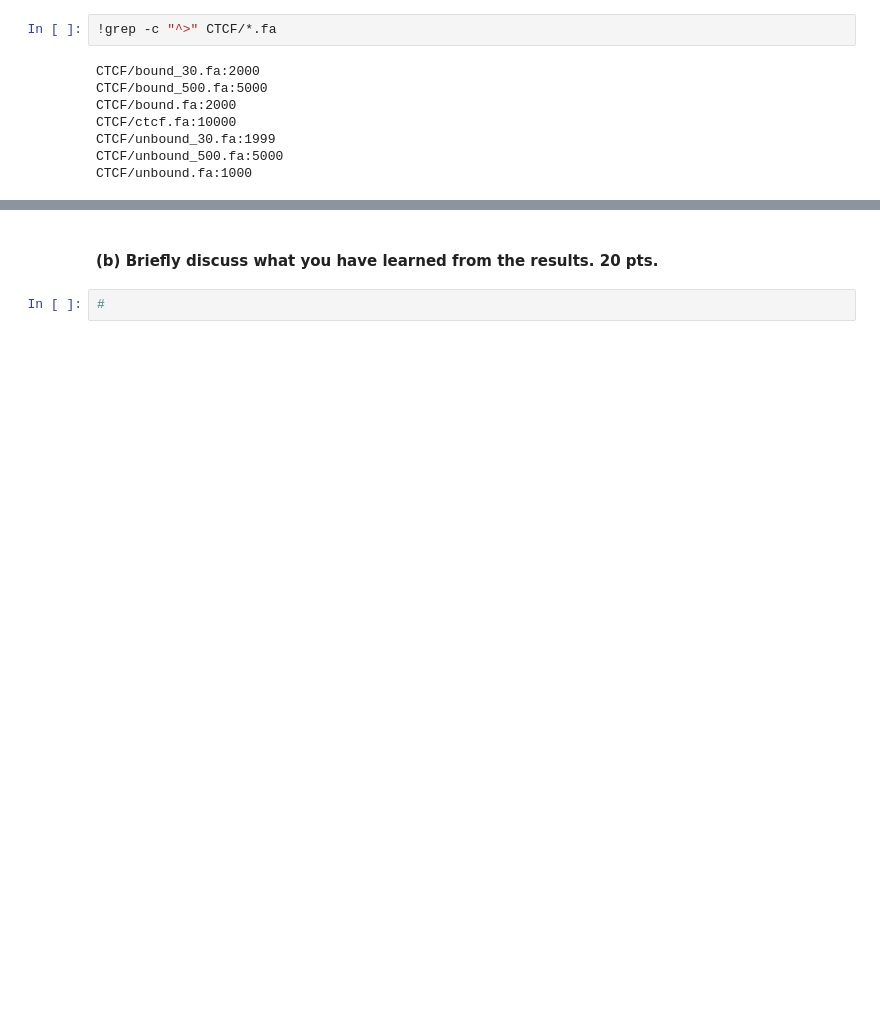
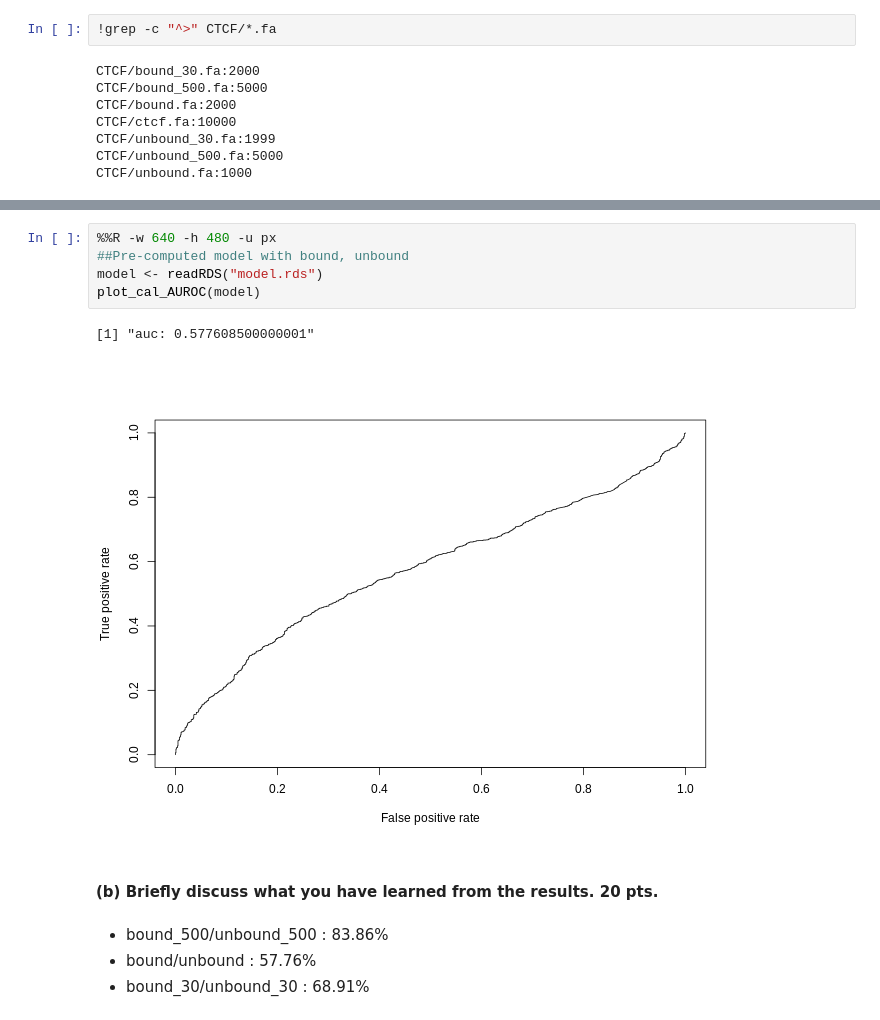
Before and after one commit to chizksh/BISC481, a Jupyter notebook: Third_Assignment_for_1st_section_of_the_course.ipynb, the cells around one changed output, grey strips where cells are left out. Cells and saved outputs as stored; diff of their text form; blank space fills up the shorter version.

```diff
--- a/Third_Assignment_for_1st_section_of_the_course.ipynb
+++ b/Third_Assignment_for_1st_section_of_the_course.ipynb
@@ -483,4 +512,14 @@ print(paste("auc:",auc))
+# %%
+%%R -w 640 -h 480 -u px
+##Pre-computed model with bound, unbound
+model <- readRDS("model.rds")
+plot_cal_AUROC(model)
+# %% [output]
+[1] "auc: 0.577608500000001"
+[figure, added]
 # %% [markdown]
 #### (b) Briefly discuss what you have learned from the results. 20 pts.
-# %%
-#
+# %% [markdown]
+- bound_500/unbound_500 : 83.86%
+- bound/unbound : 57.76%
+- bound_30/unbound_30 : 68.91%
```
Also changed, not shown: parts of 19 cells of this notebook, 6 other files.
